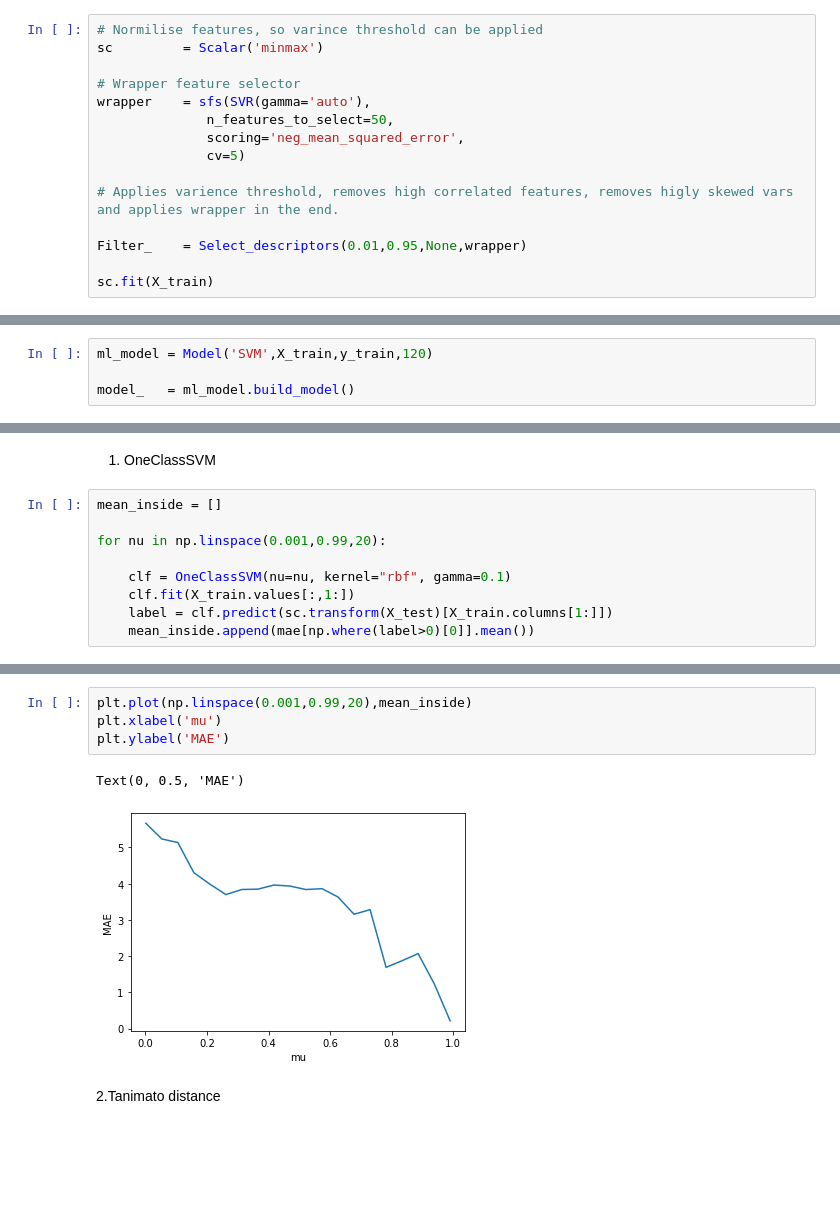
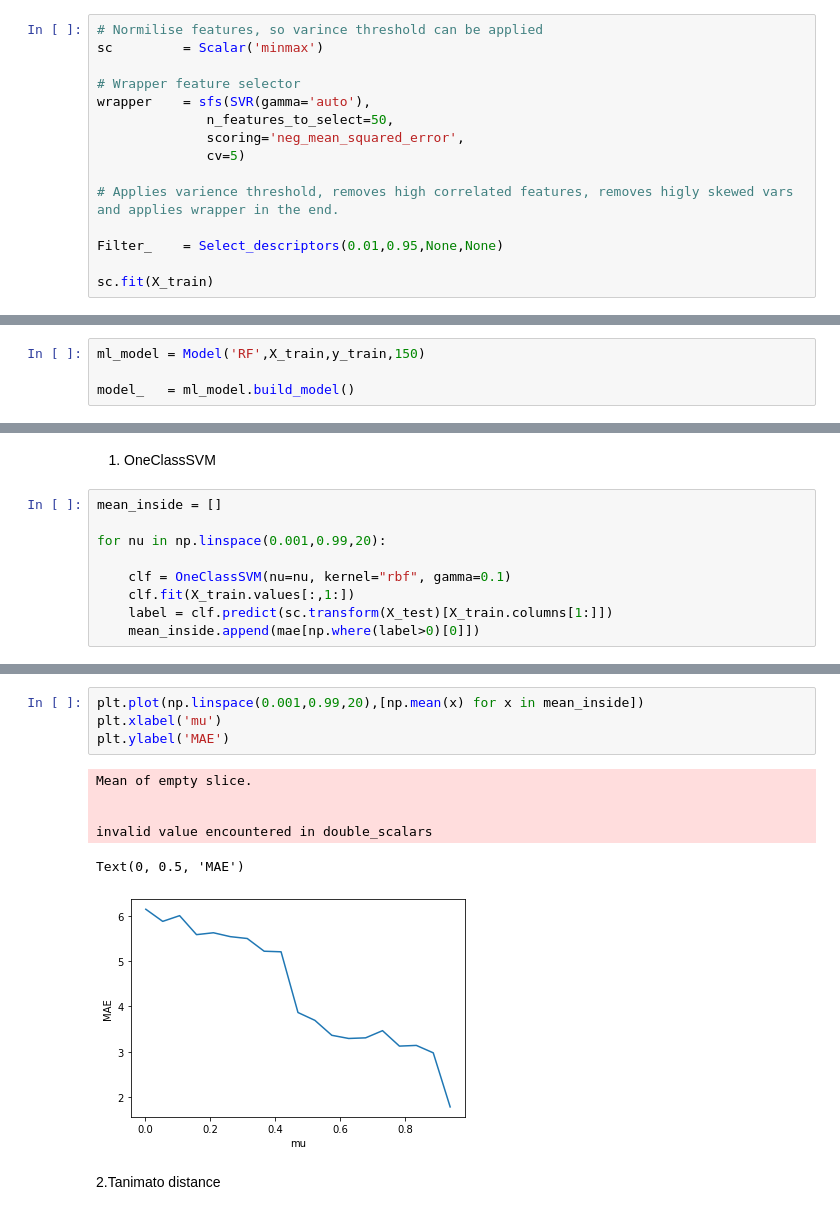
Before and after one commit to SergeyAnufriev/biofuels, a Jupyter notebook: Octane_latest.ipynb, the cells around one changed output, grey strips where cells are left out. Cells and saved outputs as stored; diff of their text form; blank space fills up the shorter version.

```diff
--- a/Octane_latest.ipynb
+++ b/Octane_latest.ipynb
@@ -69,7 +72,7 @@ wrapper    = sfs(SVR(gamma='auto'),
 
 # Applies varience threshold, removes high correlated features, removes higly skewed vars and applies wrapper in the end.
 
-Filter_    = Select_descriptors(0.01,0.95,None,wrapper)
+Filter_    = Select_descriptors(0.01,0.95,None,None)
 
 sc.fit(X_train)
 # %%
@@ -93,5 +90,5 @@ X_train.head(5)
 # %%
-ml_model = Model('SVM',X_train,y_train,120)
+ml_model = Model('RF',X_train,y_train,150)
 
 model_   = ml_model.build_model()
 # %% [output]
@@ -165,4 +189,4 @@ for nu in np.linspace(0.001,0.99,20):
     clf = OneClassSVM(nu=nu, kernel="rbf", gamma=0.1)
     clf.fit(X_train.values[:,1:])
     label = clf.predict(sc.transform(X_test)[X_train.columns[1:]])
-    mean_inside.append(mae[np.where(label>0)[0]].mean())
+    mean_inside.append(mae[np.where(label>0)[0]])
@@ -169,10 +202,14 @@ for nu in np.linspace(0.001,0.99,20):
 # %%
-plt.plot(np.linspace(0.001,0.99,20),mean_inside)
+plt.plot(np.linspace(0.001,0.99,20),[np.mean(x) for x in mean_inside])
 plt.xlabel('mu')
 plt.ylabel('MAE')
 # %% [output]
-Text(0, 0.5, 'MAE')
+Mean of empty slice.
+
+
+invalid value encountered in double_scalars
+Text(0, 0.5, 'MAE')
-[figure, old version]
+[figure, new version]
 # %% [markdown]
 2.Tanimato distance
 # %%
```
Also changed, not shown: parts of 17 cells of this notebook.
